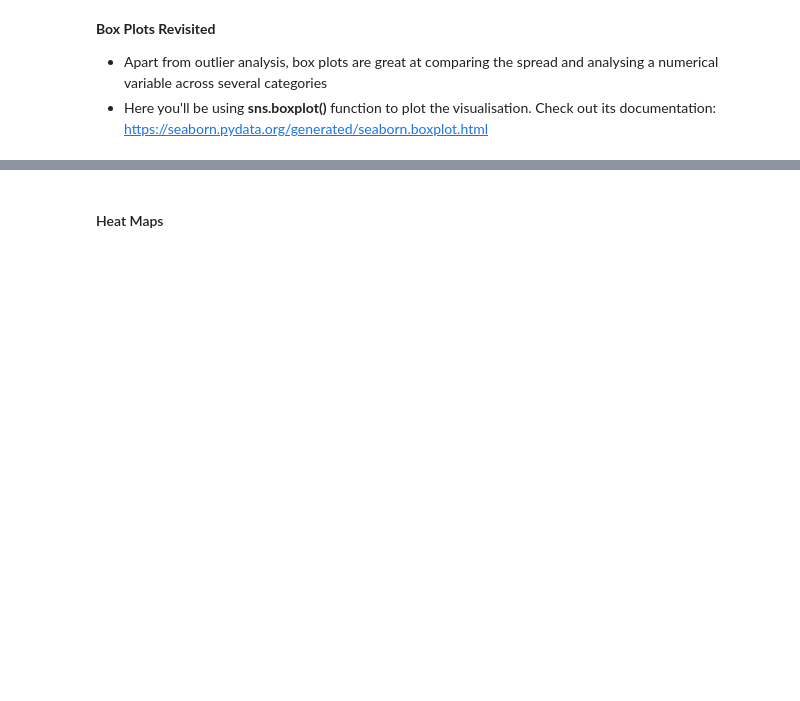
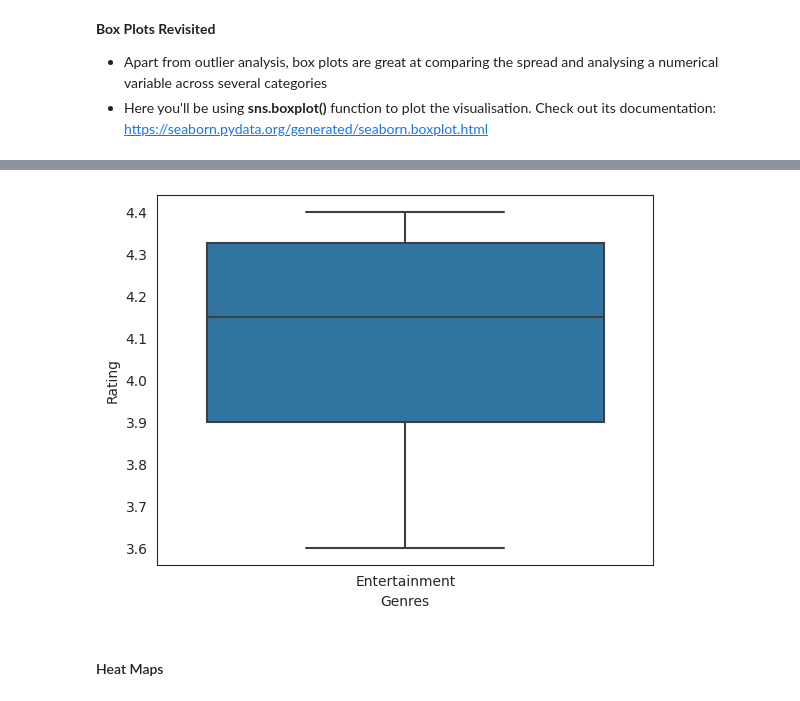
Before and after one commit to SatyaIyerRaghav/PandaPractisePrograms, a Jupyter notebook: Data_Visualisation_in_Python_Case_Study.ipynb, the cells around one changed output, grey strips where cells are left out. Drawn from its saved outputs; the diff is of its cells as text; code cells hidden in the pictures; blank space fills up the shorter version.

```diff
--- a/Data_Visualisation_in_Python_Case_Study.ipynb
+++ b/Data_Visualisation_in_Python_Case_Study.ipynb
@@ -989,3 +1014,12 @@ inp1['Content Rating']
+# %%
+c =['Tools','Entertainment','Medical','Education']
+a = inp1[inp1['Genres'].isin(c)]
+# %%
+sns.boxplot(x= a['Genres'], y=inp1.Rating)
+plt.show()
+# sns.barplot(x=df.values, y=df.index, alpha=0.8)
+# %% [output]
+[figure, added]
 # %% [markdown]
 #### Heat Maps
 # %% [markdown]
```
Also changed, not shown: parts of 6 cells of this notebook.
